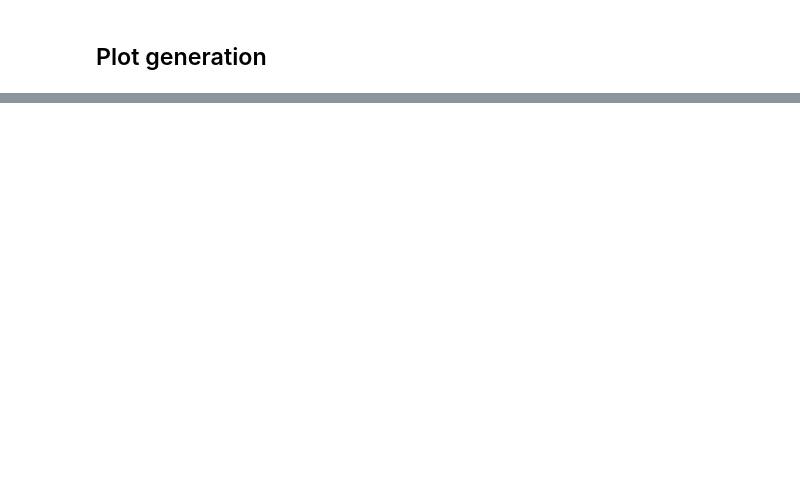
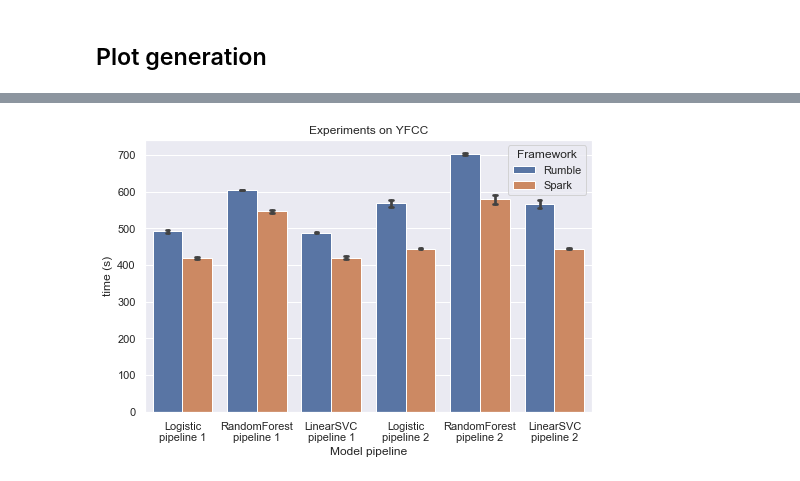
Before and after one commit to DS3Lab/datascope-pipelines, a Jupyter notebook: rumble_experiments/rumbleML_plots.ipynb, the cells around one changed output, grey strips where cells are left out. Cells and saved outputs as stored; diff of their text form; code cells hidden in the pictures; blank space fills up the shorter version.

```diff
--- a/rumble_experiments/rumbleML_plots.ipynb
+++ b/rumble_experiments/rumbleML_plots.ipynb
@@ -82,0 +93,5 @@ ax = sns.barplot(x="model", y="time (s)", hue="spark", data=df).set_title("YFCC"
+# %%
+ax = sns.barplot(x="Model pipeline", y="time (s)", hue="Framework", data=df_yfcc, ci="sd", capsize=.05).set_title("Experiments on YFCC")
+plt.savefig('yfcc_time.pdf')
+# %% [output]
+[figure, added]
```
Also changed, not shown: parts of 11 cells of this notebook.
